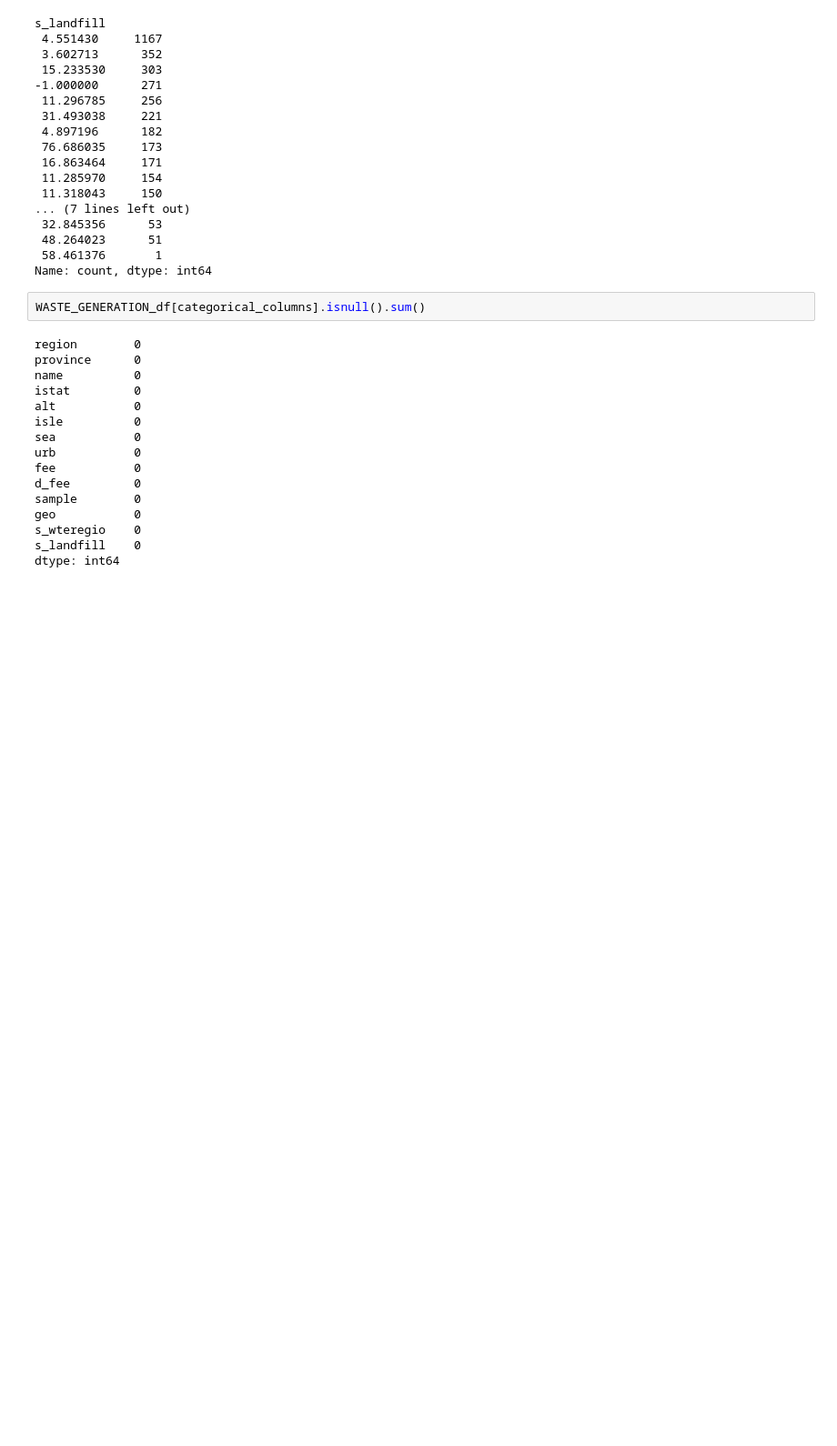
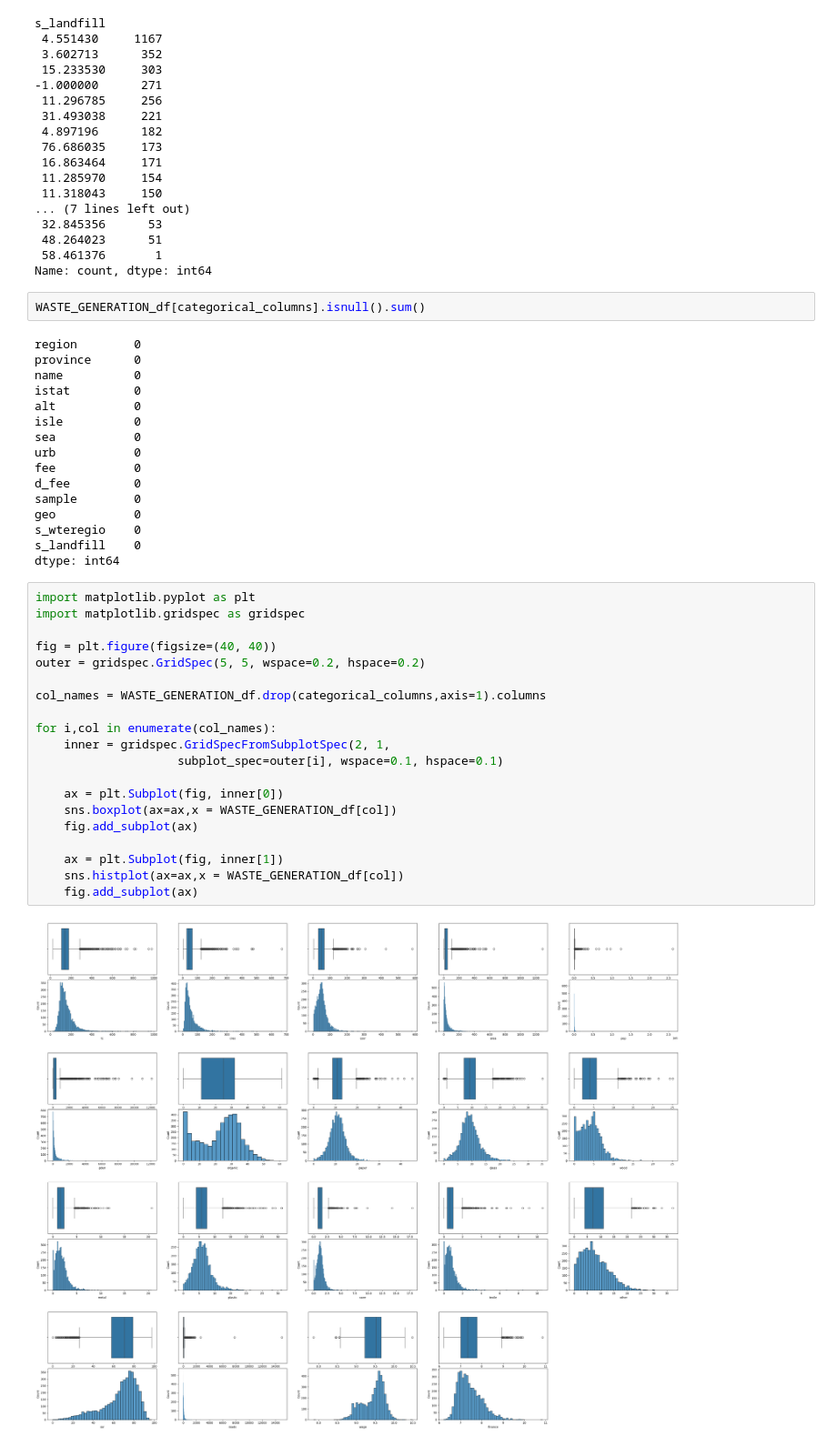
Before and after one commit to Gourav052003/Machine-Learning-Solutions-for-Predicting-Municipal-Waste-Costs-and-Sustainable-Resource-Management, a Jupyter notebook: Impact Analysis/Revenue Prediction.ipynb, the cells around one changed output. Shown at 91% size. Saved outputs shown, nothing was run; the diff lists cells and outputs as text; blank space fills up the shorter version.

```diff
--- a/Impact Analysis/Revenue Prediction.ipynb
+++ b/Impact Analysis/Revenue Prediction.ipynb
@@ -322,3 +322,25 @@ geo           0
 s_wteregio    0
 s_landfill    0
 dtype: int64
+# %%
+import matplotlib.pyplot as plt
+import matplotlib.gridspec as gridspec
+
+fig = plt.figure(figsize=(40, 40))
+outer = gridspec.GridSpec(5, 5, wspace=0.2, hspace=0.2)
+
+col_names = WASTE_GENERATION_df.drop(categorical_columns,axis=1).columns
+
+for i,col in enumerate(col_names):
+    inner = gridspec.GridSpecFromSubplotSpec(2, 1,
+                    subplot_spec=outer[i], wspace=0.1, hspace=0.1)
+
+    ax = plt.Subplot(fig, inner[0])
+    sns.boxplot(ax=ax,x = WASTE_GENERATION_df[col])
+    fig.add_subplot(ax)
+
+    ax = plt.Subplot(fig, inner[1])
+    sns.histplot(ax=ax,x = WASTE_GENERATION_df[col])
+    fig.add_subplot(ax)
+# %% [output]
+[figure, added]
```
